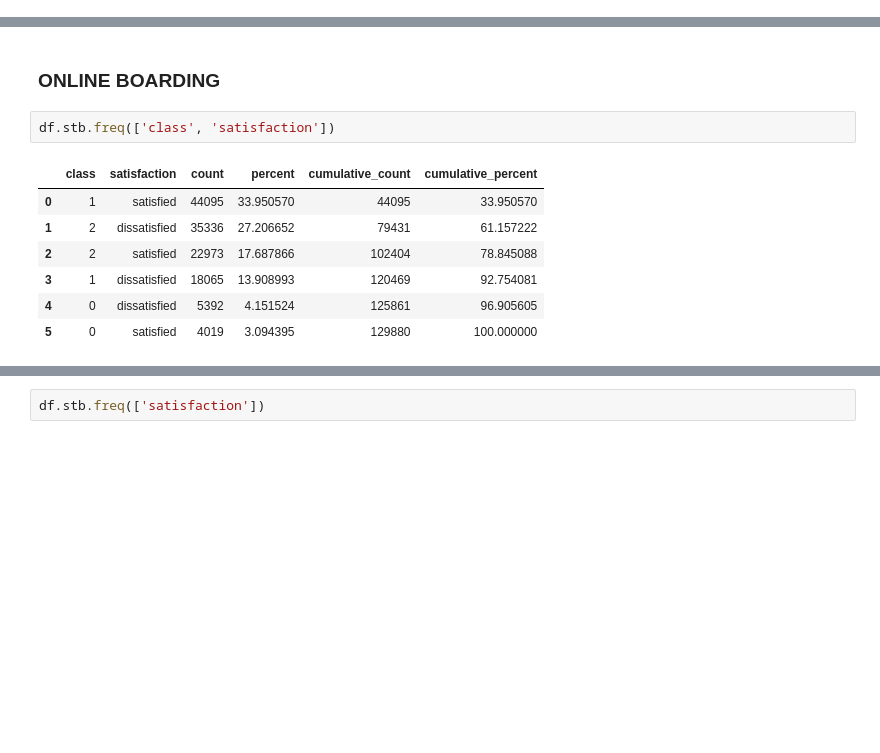
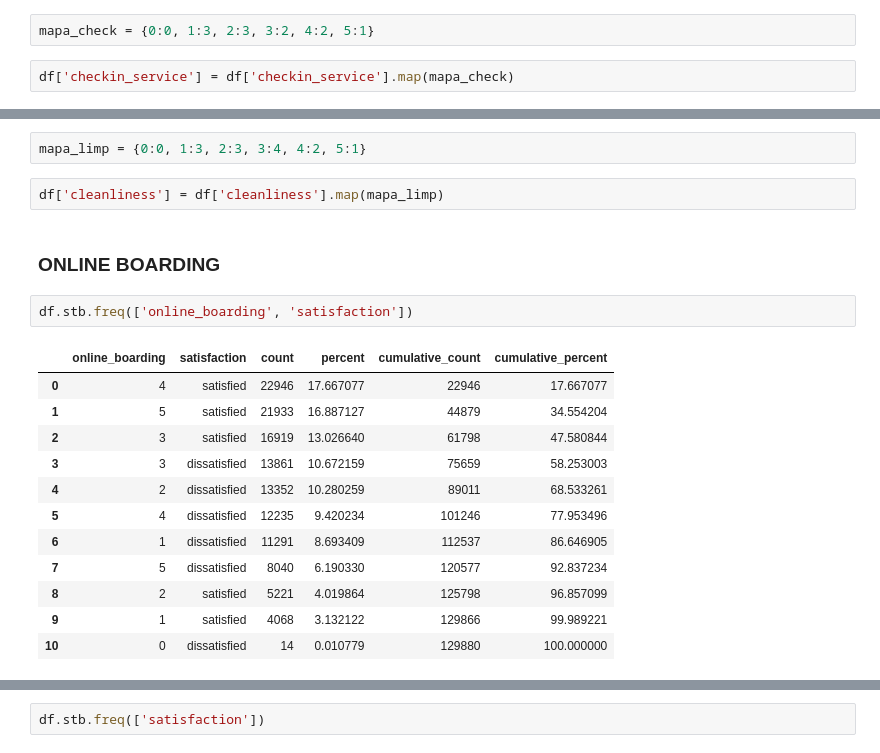
Before and after one commit to Adalab/promo_d_da_modulo3_sprint1_Estibaliz_Lorena, a Jupyter notebook: Regresión Logistica/pair_regresion_logistica2_preprocesado.ipynb, the cells around one changed output, grey strips where cells are left out. Drawn from its saved outputs; the diff is of its cells as text; blank space fills up the shorter version.

```diff
--- a/Regresión Logistica/pair_regresion_logistica2_preprocesado.ipynb
+++ b/Regresión Logistica/pair_regresion_logistica2_preprocesado.ipynb
@@ -393,2 +566,6 @@ df['wifi_service'] = df['wifi_service'].map(mapa_wifi)
+# %%
+mapa_check = {0:0, 1:3, 2:3, 3:2, 4:2, 5:1}
+# %%
+df['checkin_service'] = df['checkin_service'].map(mapa_check)
 # %% [markdown]
 ### CLEANLINESS
@@ -395,12 +587,21 @@ df['wifi_service'] = df['wifi_service'].map(mapa_wifi)
+# %%
+mapa_limp = {0:0, 1:3, 2:3, 3:4, 4:2, 5:1}
+# %%
+df['cleanliness'] = df['cleanliness'].map(mapa_limp)
 # %% [markdown]
 ### ONLINE BOARDING
 # %%
-df.stb.freq(['class', 'satisfaction'])
+df.stb.freq(['online_boarding', 'satisfaction'])
 # %% [output]
-|  | class | satisfaction | count | percent | cumulative_count | cumulative_percent |
-| 0 | 1 | satisfied | 44095 | 33.950570 | 44095 | 33.950570 |
-| 1 | 2 | dissatisfied | 35336 | 27.206652 | 79431 | 61.157222 |
-| 2 | 2 | satisfied | 22973 | 17.687866 | 102404 | 78.845088 |
-| 3 | 1 | dissatisfied | 18065 | 13.908993 | 120469 | 92.754081 |
-| 4 | 0 | dissatisfied | 5392 | 4.151524 | 125861 | 96.905605 |
-| 5 | 0 | satisfied | 4019 | 3.094395 | 129880 | 100.000000 |
+|  | online_boarding | satisfaction | count | percent | cumulative_count | cumulative_percent |
+| 0 | 4 | satisfied | 22946 | 17.667077 | 22946 | 17.667077 |
+| 1 | 5 | satisfied | 21933 | 16.887127 | 44879 | 34.554204 |
+| 2 | 3 | satisfied | 16919 | 13.026640 | 61798 | 47.580844 |
+| 3 | 3 | dissatisfied | 13861 | 10.672159 | 75659 | 58.253003 |
+| 4 | 2 | dissatisfied | 13352 | 10.280259 | 89011 | 68.533261 |
+| 5 | 4 | dissatisfied | 12235 | 9.420234 | 101246 | 77.953496 |
+| 6 | 1 | dissatisfied | 11291 | 8.693409 | 112537 | 86.646905 |
+| 7 | 5 | dissatisfied | 8040 | 6.190330 | 120577 | 92.837234 |
+| 8 | 2 | satisfied | 5221 | 4.019864 | 125798 | 96.857099 |
+| 9 | 1 | satisfied | 4068 | 3.132122 | 129866 | 99.989221 |
+| 10 | 0 | dissatisfied | 14 | 0.010779 | 129880 | 100.000000 |
```
Also changed, not shown: parts of 48 cells of this notebook.
